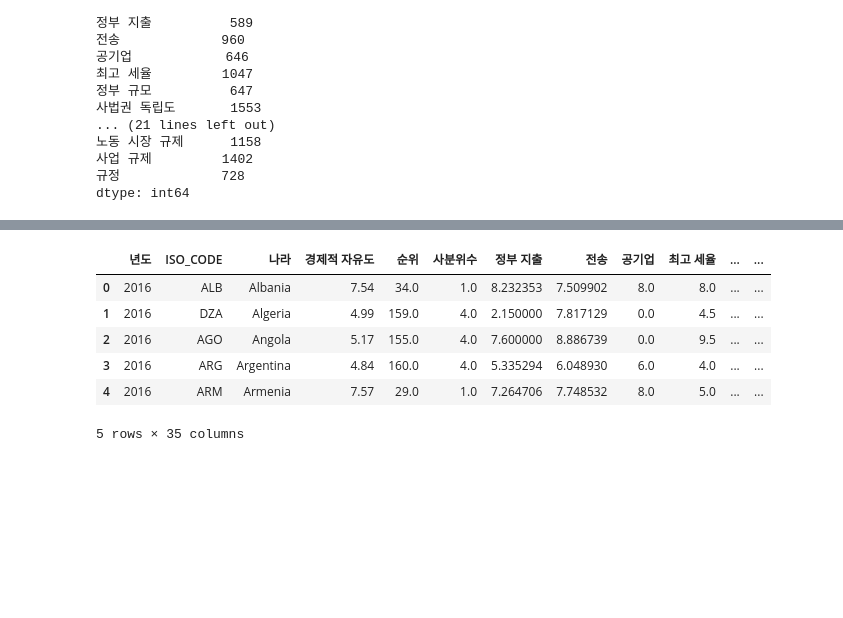
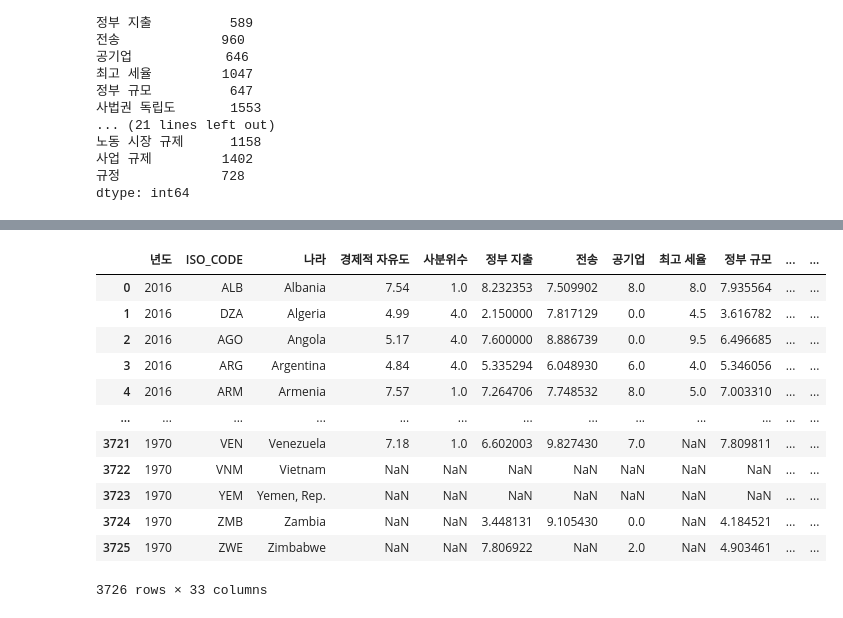
Before and after one commit to JungYeonHwi/BigData, a Jupyter notebook: 시각화/시각화.ipynb, the cells around one changed output, grey strips where cells are left out. Saved outputs shown, nothing was run; the diff lists cells and outputs as text; code cells hidden in the pictures; blank space fills up the shorter version.

```diff
--- a/시각화/시각화.ipynb
+++ b/시각화/시각화.ipynb
@@ -99,3 +99,8 @@ ISO_CODE         0
 사업 규제         1402
 규정             728
 dtype: int64
+# %%
+economy_df.drop(columns='경찰 신뢰도', inplace=True)
+economy_df.drop(columns='사업 범죄', inplace=True)
+
+economy_df.head(5)
@@ -102,12 +115,18 @@ dtype: int64
 # %%
-economy_df.drop(columns='성별 조정', inplace=True)
-economy_df.head(5)
+economy_df.drop(columns='순위', inplace=True)
+economy_df
 # %% [output]
-|  | 년도 | ISO_CODE | 나라 | 경제적 자유도 | 순위 | 사분위수 | 정부 지출 | 전송 | 공기업 | 최고 세율 | ... | ... |
-| 0 | 2016 | ALB | Albania | 7.54 | 34.0 | 1.0 | 8.232353 | 7.509902 | 8.0 | 8.0 | ... | ... |
-| 1 | 2016 | DZA | Algeria | 4.99 | 159.0 | 4.0 | 2.150000 | 7.817129 | 0.0 | 4.5 | ... | ... |
-| 2 | 2016 | AGO | Angola | 5.17 | 155.0 | 4.0 | 7.600000 | 8.886739 | 0.0 | 9.5 | ... | ... |
-| 3 | 2016 | ARG | Argentina | 4.84 | 160.0 | 4.0 | 5.335294 | 6.048930 | 6.0 | 4.0 | ... | ... |
-| 4 | 2016 | ARM | Armenia | 7.57 | 29.0 | 1.0 | 7.264706 | 7.748532 | 8.0 | 5.0 | ... | ... |
+|  | 년도 | ISO_CODE | 나라 | 경제적 자유도 | 사분위수 | 정부 지출 | 전송 | 공기업 | 최고 세율 | 정부 규모 | ... | ... |
+| 0 | 2016 | ALB | Albania | 7.54 | 1.0 | 8.232353 | 7.509902 | 8.0 | 8.0 | 7.935564 | ... | ... |
+| 1 | 2016 | DZA | Algeria | 4.99 | 4.0 | 2.150000 | 7.817129 | 0.0 | 4.5 | 3.616782 | ... | ... |
+| 2 | 2016 | AGO | Angola | 5.17 | 4.0 | 7.600000 | 8.886739 | 0.0 | 9.5 | 6.496685 | ... | ... |
+| 3 | 2016 | ARG | Argentina | 4.84 | 4.0 | 5.335294 | 6.048930 | 6.0 | 4.0 | 5.346056 | ... | ... |
+| 4 | 2016 | ARM | Armenia | 7.57 | 1.0 | 7.264706 | 7.748532 | 8.0 | 5.0 | 7.003310 | ... | ... |
+| ... | ... | ... | ... | ... | ... | ... | ... | ... | ... | ... | ... | ... |
+| 3721 | 1970 | VEN | Venezuela | 7.18 | 1.0 | 6.602003 | 9.827430 | 7.0 | NaN | 7.809811 | ... | ... |
+| 3722 | 1970 | VNM | Vietnam | NaN | NaN | NaN | NaN | NaN | NaN | NaN | ... | ... |
+| 3723 | 1970 | YEM | Yemen, Rep. | NaN | NaN | NaN | NaN | NaN | NaN | NaN | ... | ... |
+| 3724 | 1970 | ZMB | Zambia | NaN | NaN | 3.448131 | 9.105430 | 0.0 | NaN | 4.184521 | ... | ... |
+| 3725 | 1970 | ZWE | Zimbabwe | NaN | NaN | 7.806922 | NaN | 2.0 | NaN | 4.903461 | ... | ... |
-5 rows × 35 columns
+3726 rows × 33 columns
 # %%
```
Also changed, not shown: parts of 28 cells of this notebook, 1 other file.
